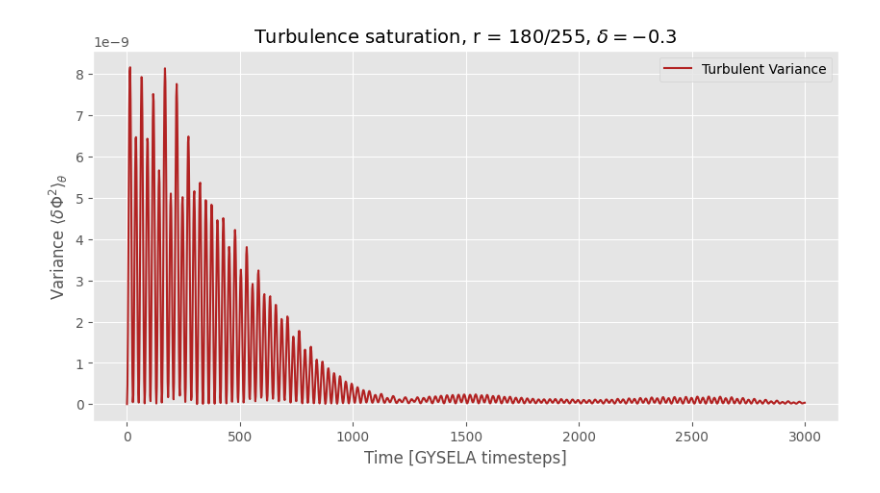
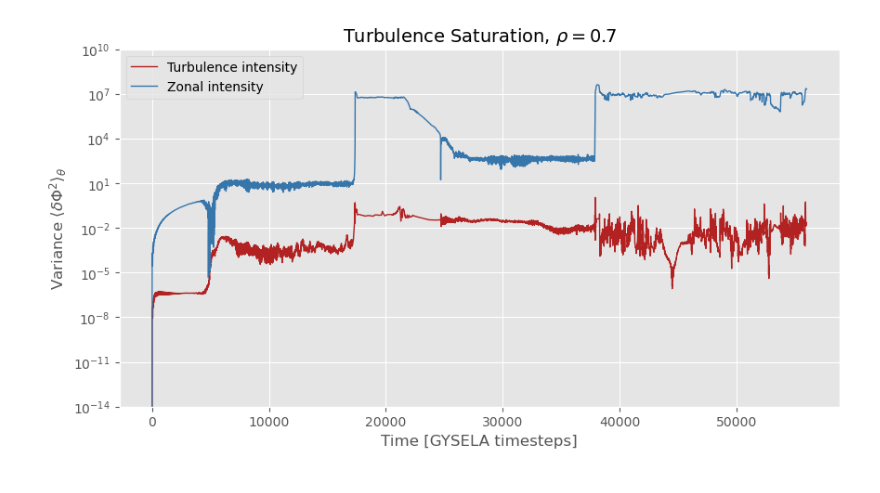
Before and after one commit to seferoni/GYSELA_utils, a Jupyter notebook: post-processing/scripts/exploratory_notebooks/saturation_test.ipynb, the cells around one changed output. Drawn from its saved outputs; the diff is of its cells as text; code cells hidden in the pictures.

Commit message:
Saturation diagnostic logic refinement.

```diff
--- a/post-processing/scripts/exploratory_notebooks/saturation_test.ipynb
+++ b/post-processing/scripts/exploratory_notebooks/saturation_test.ipynb
@@ -10,32 +10,52 @@ import gysela_utilities as utils;
 plt.style.use("ggplot");
 # %%
 # Test inputs - delete when done!
-delta_t = reader.fetch_data_from_h5("C:/Workspace/NSCC/local copies/raw_output_data/DN_DAYCASE_DELTASCAN_255X512_Q3.5_-0.3/sp0/Phi2D/Phi2D_d00000.h5")["deltat"].values;
-data_arrays = reader.compile_data_from_directory("Phirth_n0", "C:/Workspace/NSCC/local copies/raw_output_data/DN_DAYCASE_DELTASCAN_255X512_Q3.5_-0.3/sp0/Phi2D");
+delta_t = reader.fetch_data_from_h5("/home/thur0011/GYSELA/simulations_raw/fresh_batch_8.0/DN_FLUXDRIVEN_GAM_CIRCULARTEST_Q3.5/sp0/Phi2D/Phi2D_d00000.h5")["deltat"].values;
+data_arrays = reader.compile_data_from_directory("Phirth_n0", "/home/thur0011/GYSELA/simulations_raw/fresh_batch_8.0/DN_FLUXDRIVEN_GAM_CIRCULARTEST_Q3.5/sp0/Phi2D");
 # %%
-def generate_turbulent_variance_time_series(phi2D_list):
+def generate_turbulent_variance_time_series(phi2D_list, effective_radius = None):
 
+	# Cull zonal component to extract turbulence intensity.
 	operation = lambda entry: (entry ** 2).mean(dim = "theta") - (entry.mean(dim = "theta")) ** 2;
 	radial_strips = [operation(phi2D_xarray) for phi2D_xarray in phi2D_list];
 	variance_series = xr.concat(radial_strips, dim = "time");
+
+	if not effective_radius is None:
+		variance_series = utils.slice_at_effective_radius(variance_series, effective_radius);
+
 	return variance_series;
 
-def plot_turbulence_saturation(phi2D_list, radial_index, delta_t, dt_diag):
+def generate_zonal_time_series(phi2D_list, effective_radius = None):
 
-	variance_series = generate_turbulent_variance_time_series(phi2D_list);
-	data_to_plot = variance_series.isel(r = radial_index).values;
+	# Take a simple poloidal average and square to isolate zonal mode intensities.
+	operation = lambda entry: entry.mean(dim = "theta") ** 2;
+	radial_strips = [operation(phi2D_xarray) for phi2D_xarray in phi2D_list];
+	variance_series = xr.concat(radial_strips, dim = "time");
+
+	if not effective_radius is None:
+		variance_series = utils.slice_at_effective_radius(variance_series, effective_radius);
+
+	return variance_series;
+
+def plot_turbulence_saturation(phi2D_list, delta_t, dt_diag, effective_radius, log_scale = False):
+
+	variance_series = generate_turbulent_variance_time_series(phi2D_list, effective_radius);
+	zonal_series = generate_zonal_time_series(phi2D_list, effective_radius);
 	stride = utils.calculate_stride(delta_t, dt_diag);
 	time_range = np.arange(len(variance_series)) * stride;
 
 	# Figure plotting logic.
 	plt.figure(figsize = (10, 5));
-	plt.plot(time_range, data_to_plot, color='firebrick', lw=1.5, label='Turbulent Variance');
-	plt.title(f"Turbulence saturation, r = {radial_index}/255, $\delta = -0.3$", fontsize=14);
-	plt.xlabel("Time [GYSELA timesteps]", fontsize=12);
-	plt.ylabel(r"Variance $\langle \delta \Phi^2 \rangle_\theta$", fontsize=12);
+	operation = plt.semilogy if log_scale else plt.plot;
+	operation(time_range, variance_series, color = "firebrick", lw = 1.0, label = "Turbulence intensity");
+	operation(time_range, zonal_series, color = "#3776ab", lw = 1.0, label = "Zonal intensity");
+	plt.title(f"Turbulence Saturation, $\\rho = {effective_radius}$", fontsize = 14);
+	plt.xlabel("Time [GYSELA timesteps]", fontsize = 12);
+	plt.ylabel(r"Variance $\langle \delta \Phi^2 \rangle_\theta$", fontsize = 12);
+	plt.ylim(10e-15, 10e9);
 	plt.legend();
 	plt.show();
 
-plot_turbulence_saturation(data_arrays, 180, delta_t, dt_diag = 50);
+plot_turbulence_saturation(data_arrays, delta_t, dt_diag = 125, effective_radius = 0.7, log_scale = True);
 # %% [output]
-[figure, old version]
+[figure, new version]
```
